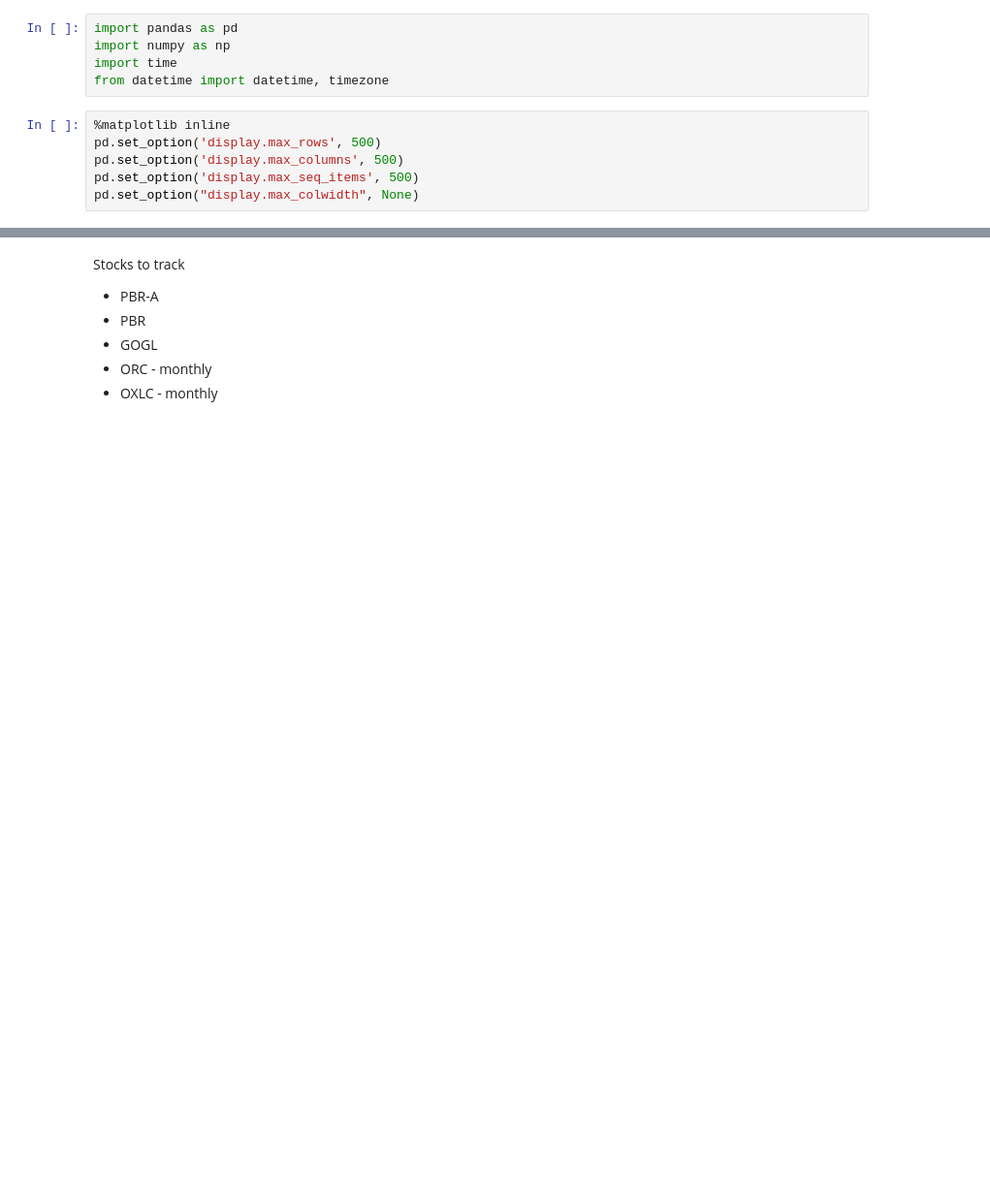
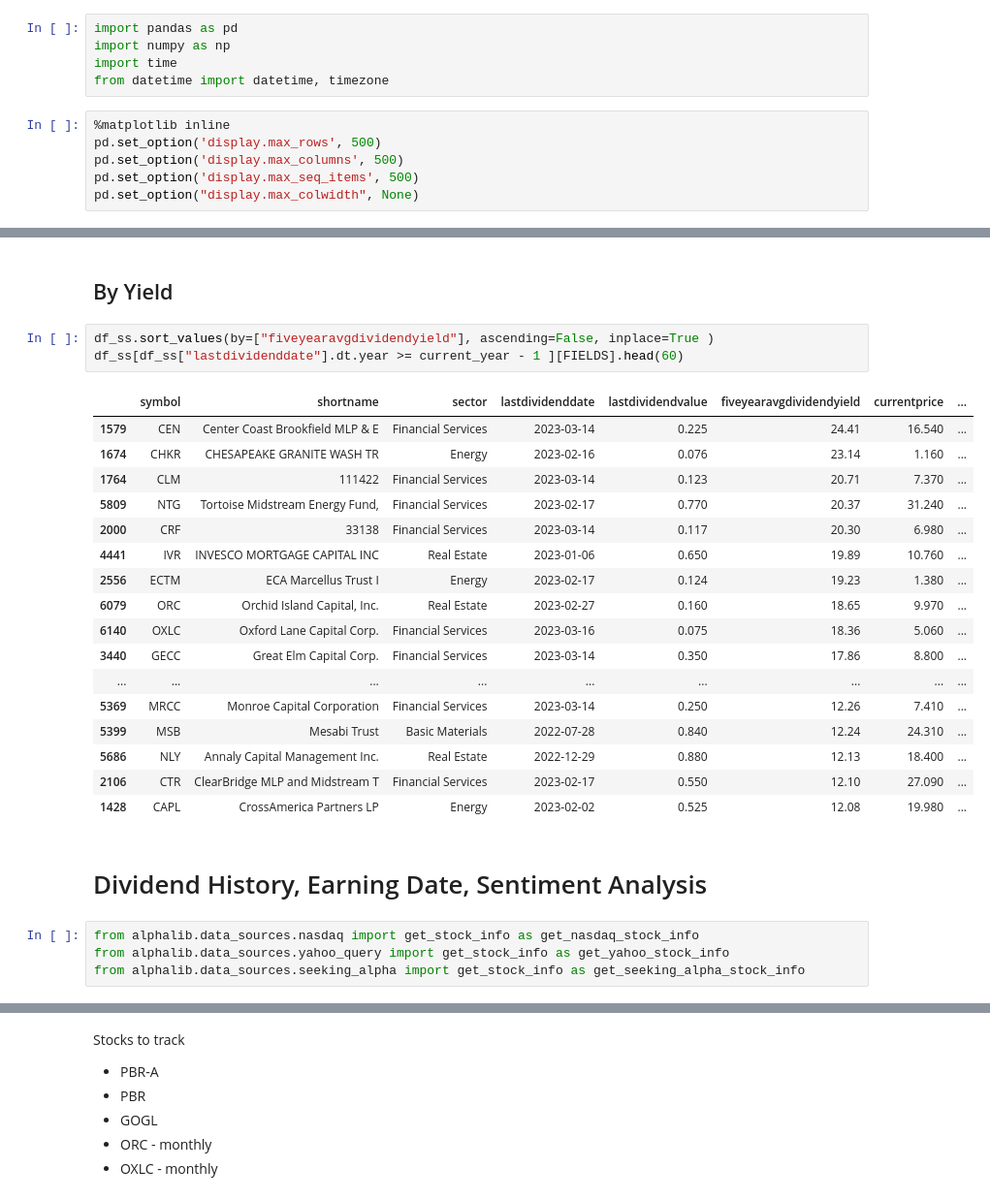
Before and after one commit to alpha2phi-platform/alphalib, a Jupyter notebook: 05_recommender.ipynb, the cells around one changed output, grey strips where cells are left out. Shown at 97% size. Saved outputs shown, nothing was run; the diff lists cells and outputs as text; blank space fills up the shorter version.

```diff
--- a/05_recommender.ipynb
+++ b/05_recommender.ipynb
@@ -114,0 +122,29 @@ interactive(children=(IntSlider(value=10, description='x', max=30, min=-10), Out
+# %% [markdown]
+## By Yield
+# %%
+df_ss.sort_values(by=["fiveyearavgdividendyield"], ascending=False, inplace=True )
+df_ss[df_ss["lastdividenddate"].dt.year >= current_year - 1 ][FIELDS].head(60)
+# %% [output]
+|  | symbol | shortname | sector | lastdividenddate | lastdividendvalue | fiveyearavgdividendyield | currentprice | ... |
+| 1579 | CEN | Center Coast Brookfield MLP & E | Financial Services | 2023-03-14 | 0.225 | 24.41 | 16.540 | ... |
+| 1674 | CHKR | CHESAPEAKE GRANITE WASH TR | Energy | 2023-02-16 | 0.076 | 23.14 | 1.160 | ... |
+| 1764 | CLM | 111422 | Financial Services | 2023-03-14 | 0.123 | 20.71 | 7.370 | ... |
+| 5809 | NTG | Tortoise Midstream Energy Fund, | Financial Services | 2023-02-17 | 0.770 | 20.37 | 31.240 | ... |
+| 2000 | CRF | 33138 | Financial Services | 2023-03-14 | 0.117 | 20.30 | 6.980 | ... |
+| 4441 | IVR | INVESCO MORTGAGE CAPITAL INC | Real Estate | 2023-01-06 | 0.650 | 19.89 | 10.760 | ... |
+| 2556 | ECTM | ECA Marcellus Trust I | Energy | 2023-02-17 | 0.124 | 19.23 | 1.380 | ... |
+| 6079 | ORC | Orchid Island Capital, Inc. | Real Estate | 2023-02-27 | 0.160 | 18.65 | 9.970 | ... |
+| 6140 | OXLC | Oxford Lane Capital Corp. | Financial Services | 2023-03-16 | 0.075 | 18.36 | 5.060 | ... |
+| 3440 | GECC | Great Elm Capital Corp. | Financial Services | 2023-03-14 | 0.350 | 17.86 | 8.800 | ... |
+| ... | ... | ... | ... | ... | ... | ... | ... | ... |
+| 5369 | MRCC | Monroe Capital Corporation | Financial Services | 2023-03-14 | 0.250 | 12.26 | 7.410 | ... |
+| 5399 | MSB | Mesabi Trust | Basic Materials | 2022-07-28 | 0.840 | 12.24 | 24.310 | ... |
+| 5686 | NLY | Annaly Capital Management Inc. | Real Estate | 2022-12-29 | 0.880 | 12.13 | 18.400 | ... |
+| 2106 | CTR | ClearBridge MLP and Midstream T | Financial Services | 2023-02-17 | 0.550 | 12.10 | 27.090 | ... |
+| 1428 | CAPL | CrossAmerica Partners LP | Energy | 2023-02-02 | 0.525 | 12.08 | 19.980 | ... |
+# %% [markdown]
+# Dividend History, Earning Date, Sentiment Analysis
+# %%
+from alphalib.data_sources.nasdaq import get_stock_info as get_nasdaq_stock_info
+from alphalib.data_sources.yahoo_query import get_stock_info as get_yahoo_stock_info
+from alphalib.data_sources.seeking_alpha import get_stock_info as get_seeking_alpha_stock_info
```
Also changed, not shown: parts of 23 cells of this notebook, 3 other files.
